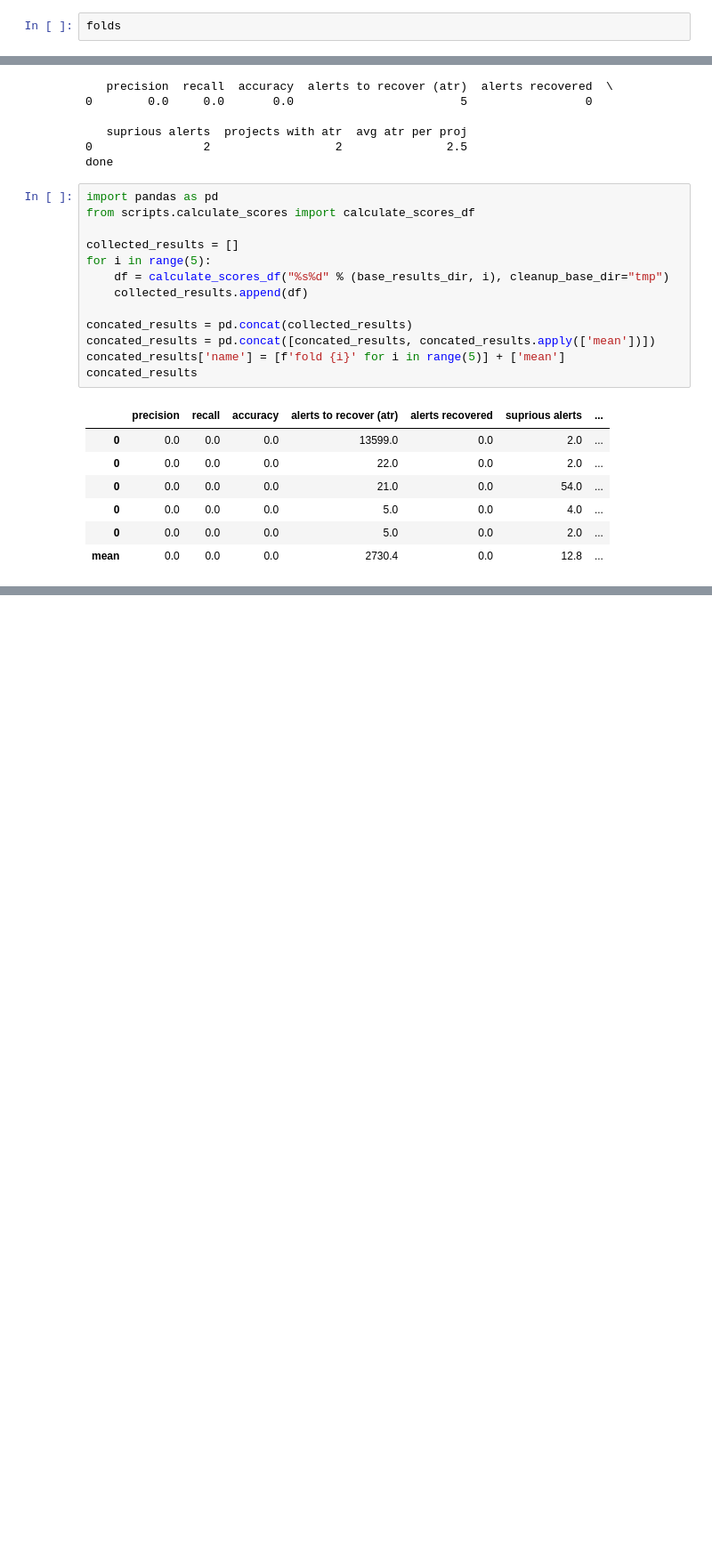
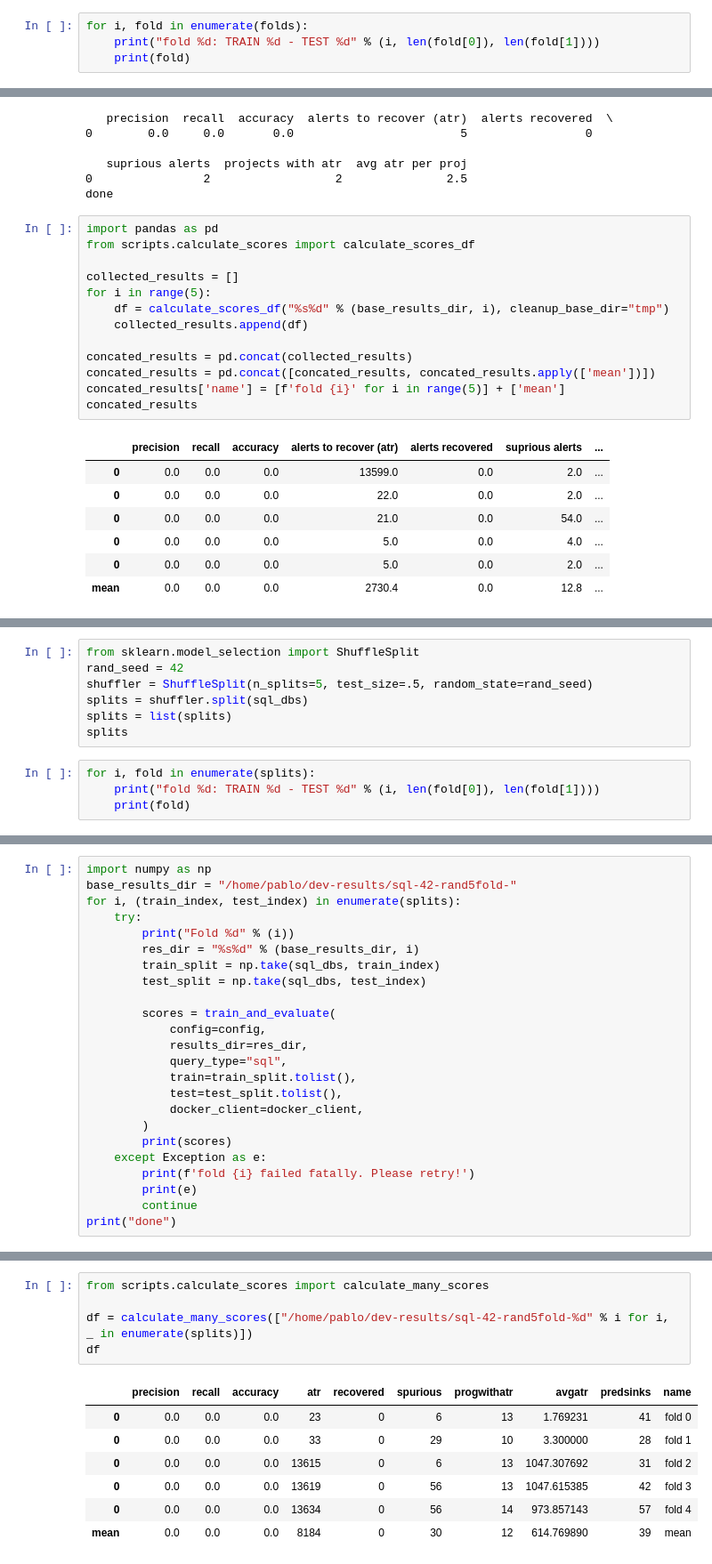
Before and after one commit to thepalbi/tsm-pipeline, a Jupyter notebook: code/notebooks/baseline-sql.ipynb, the cells around one changed output, grey strips where cells are left out. Shown at 89% size. Cells and saved outputs as stored; diff of their text form; blank space fills up the shorter version.

```diff
--- a/code/notebooks/baseline-sql.ipynb
+++ b/code/notebooks/baseline-sql.ipynb
@@ -52,5 +52,7 @@ from sklearn.model_selection import KFold
 kf = KFold(n_splits=5)
 folds = list(kf.split(sql_dbs))
 # %%
-folds
+for i, fold in enumerate(folds):
+    print("fold %d: TRAIN %d - TEST %d" % (i, len(fold[0]), len(fold[1])))
+    print(fold)
 # %% [output]
@@ -237,0 +244,11 @@ concated_results
+# %%
+from sklearn.model_selection import ShuffleSplit
+rand_seed = 42
+shuffler = ShuffleSplit(n_splits=5, test_size=.5, random_state=rand_seed)
+splits = shuffler.split(sql_dbs)
+splits = list(splits)
+splits
+# %%
+for i, fold in enumerate(splits):
+    print("fold %d: TRAIN %d - TEST %d" % (i, len(fold[0]), len(fold[1])))
+    print(fold)
@@ -237,0 +276,24 @@ concated_results
+# %%
+import numpy as np
+base_results_dir = "/home/pablo/dev-results/sql-42-rand5fold-"
+for i, (train_index, test_index) in enumerate(splits):
+    try:
+        print("Fold %d" % (i))
+        res_dir = "%s%d" % (base_results_dir, i)
+        train_split = np.take(sql_dbs, train_index)
+        test_split = np.take(sql_dbs, test_index)
+
+        scores = train_and_evaluate(
+            config=config,
+            results_dir=res_dir,
+            query_type="sql",
+            train=train_split.tolist(),
+            test=test_split.tolist(),
+            docker_client=docker_client,
+        )
+        print(scores)
+    except Exception as e:
+        print(f'fold {i} failed fatally. Please retry!')
+        print(e)
+        continue
+print("done")
@@ -237,0 +421,13 @@ concated_results
+# %%
+from scripts.calculate_scores import calculate_many_scores
+
+df = calculate_many_scores(["/home/pablo/dev-results/sql-42-rand5fold-%d" % i for i, _ in enumerate(splits)])
+df
+# %% [output]
+|  | precision | recall | accuracy | atr | recovered | spurious | progwithatr | avgatr | predsinks | name |
+| 0 | 0.0 | 0.0 | 0.0 | 23 | 0 | 6 | 13 | 1.769231 | 41 | fold 0 |
+| 0 | 0.0 | 0.0 | 0.0 | 33 | 0 | 29 | 10 | 3.300000 | 28 | fold 1 |
+| 0 | 0.0 | 0.0 | 0.0 | 13615 | 0 | 6 | 13 | 1047.307692 | 31 | fold 2 |
+| 0 | 0.0 | 0.0 | 0.0 | 13619 | 0 | 56 | 13 | 1047.615385 | 42 | fold 3 |
+| 0 | 0.0 | 0.0 | 0.0 | 13634 | 0 | 56 | 14 | 973.857143 | 57 | fold 4 |
+| mean | 0.0 | 0.0 | 0.0 | 8184 | 0 | 30 | 12 | 614.769890 | 39 | mean |
```
Also changed, not shown: parts of 9 cells of this notebook, 10 other files.
